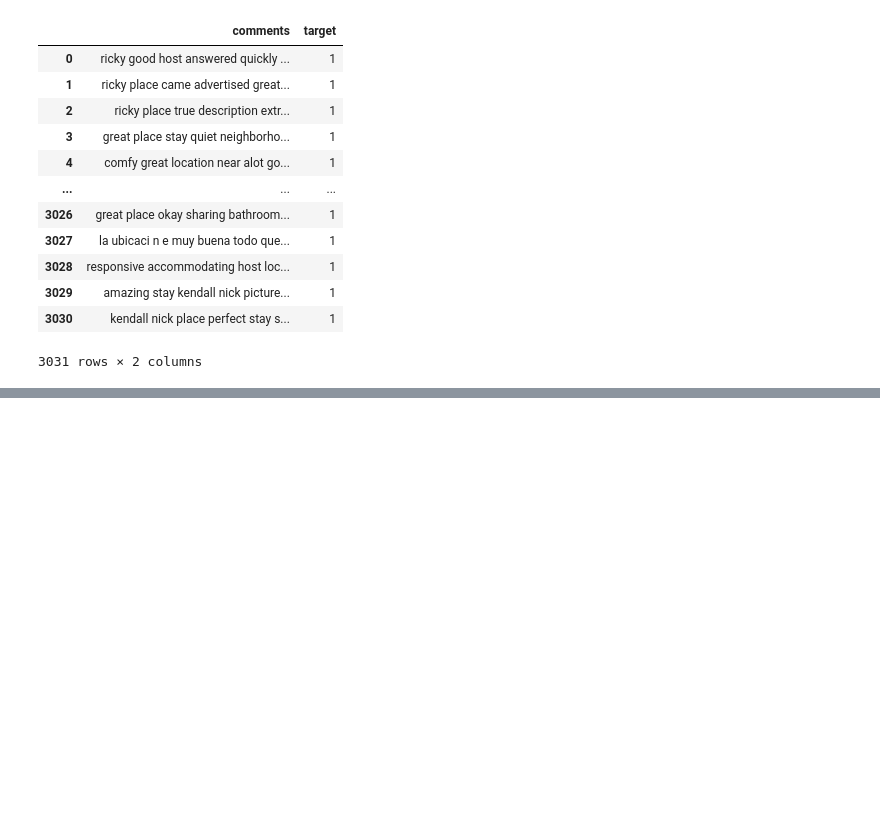
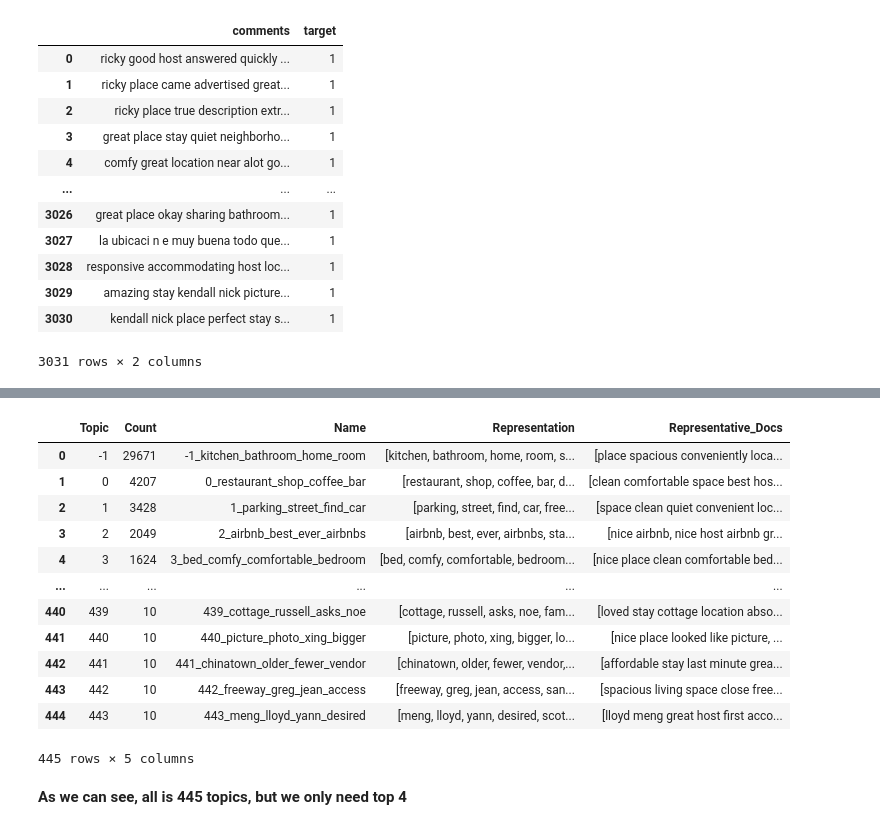
Before and after one commit to shasha920/HowToUseNLPOnAirbnbCommentTextAnalysis, a Jupyter notebook: HuaYang6410GroupProjectCode.ipynb, the cells around one changed output, grey strips where cells are left out. Saved outputs shown, nothing was run; the diff lists cells and outputs as text; code cells hidden in the pictures; blank space fills up the shorter version.

```diff
--- a/HuaYang6410GroupProjectCode.ipynb
+++ b/HuaYang6410GroupProjectCode.ipynb
@@ -679,0 +735,3 @@ df5
+# %%
+comments=df['comments'].to_list()
+comments[:3]
@@ -679,0 +744,3 @@ df5
+# %%
+model=BERTopic(verbose=True,embedding_model='paraphrase-MiniLM-L3-v2')
+topic,probs=model.fit_transform(comments)
@@ -679,0 +751,18 @@ df5
+# %%
+model.get_topic_info()
+# %% [output]
+|  | Topic | Count | Name | Representation | Representative_Docs |
+| 0 | -1 | 29671 | -1_kitchen_bathroom_home_room | [kitchen, bathroom, home, room, s... | [place spacious conveniently loca... |
+| 1 | 0 | 4207 | 0_restaurant_shop_coffee_bar | [restaurant, shop, coffee, bar, d... | [clean comfortable space best hos... |
+| 2 | 1 | 3428 | 1_parking_street_find_car | [parking, street, find, car, free... | [space clean quiet convenient loc... |
+| 3 | 2 | 2049 | 2_airbnb_best_ever_airbnbs | [airbnb, best, ever, airbnbs, sta... | [nice airbnb, nice host airbnb gr... |
+| 4 | 3 | 1624 | 3_bed_comfy_comfortable_bedroom | [bed, comfy, comfortable, bedroom... | [nice place clean comfortable bed... |
+| ... | ... | ... | ... | ... | ... |
+| 440 | 439 | 10 | 439_cottage_russell_asks_noe | [cottage, russell, asks, noe, fam... | [loved stay cottage location abso... |
+| 441 | 440 | 10 | 440_picture_photo_xing_bigger | [picture, photo, xing, bigger, lo... | [nice place looked like picture, ... |
+| 442 | 441 | 10 | 441_chinatown_older_fewer_vendor | [chinatown, older, fewer, vendor,... | [affordable stay last minute grea... |
+| 443 | 442 | 10 | 442_freeway_greg_jean_access | [freeway, greg, jean, access, san... | [spacious living space close free... |
+| 444 | 443 | 10 | 443_meng_lloyd_yann_desired | [meng, lloyd, yann, desired, scot... | [lloyd meng great host first acco... |
+445 rows × 5 columns
+# %% [markdown]
+**As we can see, all is 445 topics, but we only need top 4**
```
Also changed, not shown: parts of 19 cells of this notebook.
